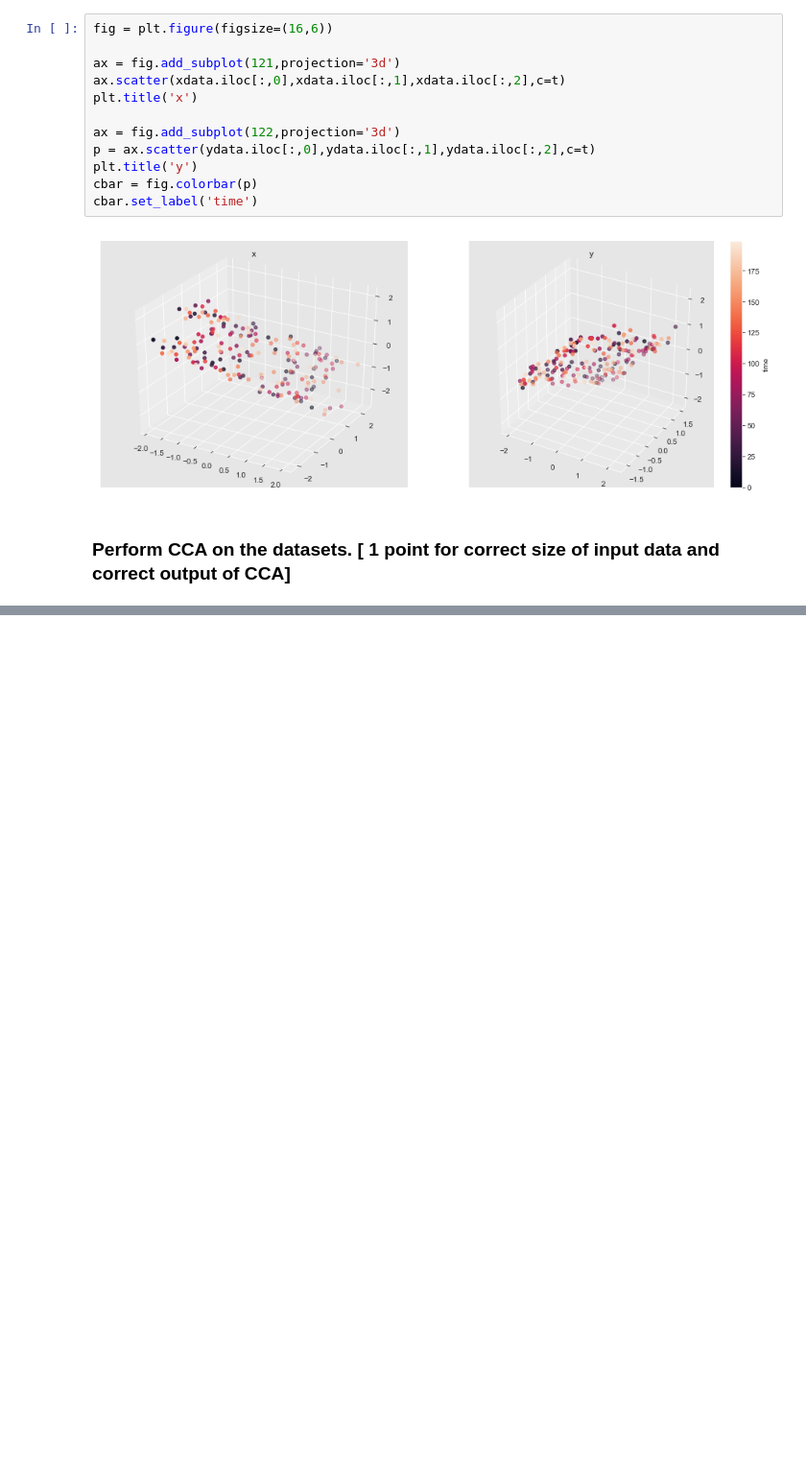
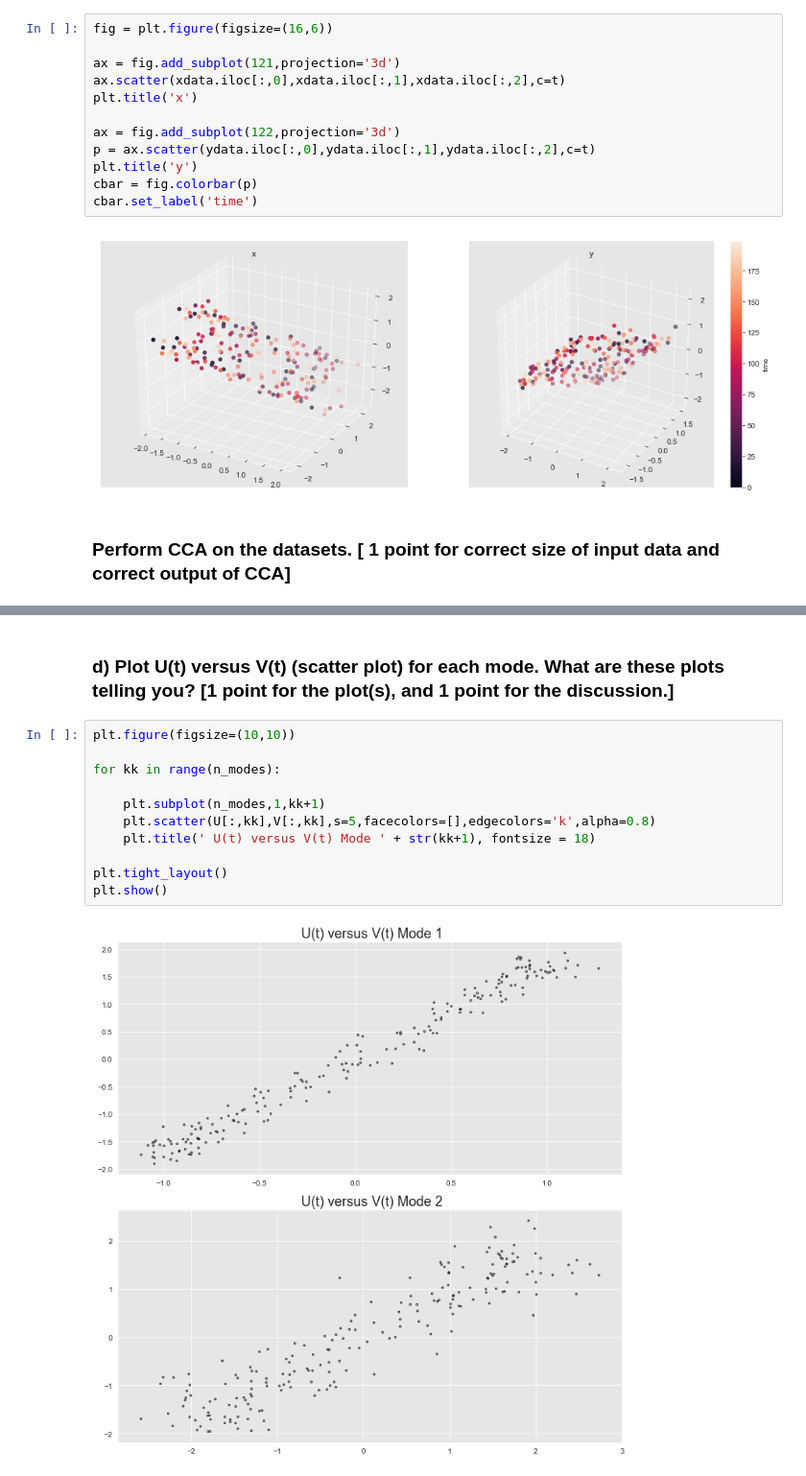
Before and after one commit to Pearl-Ayem/Geoscientific-Data-Science-and-Empirical-Modeling, a Jupyter notebook: Assignment_2/Assn2.ipynb, the cells around one changed output, grey strips where cells are left out. Shown: that part at 96% size. Drawn from its saved outputs; the diff is of its cells as text; blank space fills up the shorter version.

```diff
--- a/Assignment_2/Assn2.ipynb
+++ b/Assignment_2/Assn2.ipynb
@@ -243,0 +291,15 @@ cbar.set_label('time')
+# %% [markdown]
+### d) Plot U(t) versus V(t) (scatter plot) for each mode. What are these plots telling you? [1 point for the plot(s), and 1 point for the discussion.]
+# %%
+plt.figure(figsize=(10,10))
+
+for kk in range(n_modes):
+
+    plt.subplot(n_modes,1,kk+1)
+    plt.scatter(U[:,kk],V[:,kk],s=5,facecolors=[],edgecolors='k',alpha=0.8)
+    plt.title(' U(t) versus V(t) Mode ' + str(kk+1), fontsize = 18)
+
+plt.tight_layout()
+plt.show()
+# %% [output]
+[figure, added]
```
Also changed, not shown: parts of 5 cells of this notebook.
